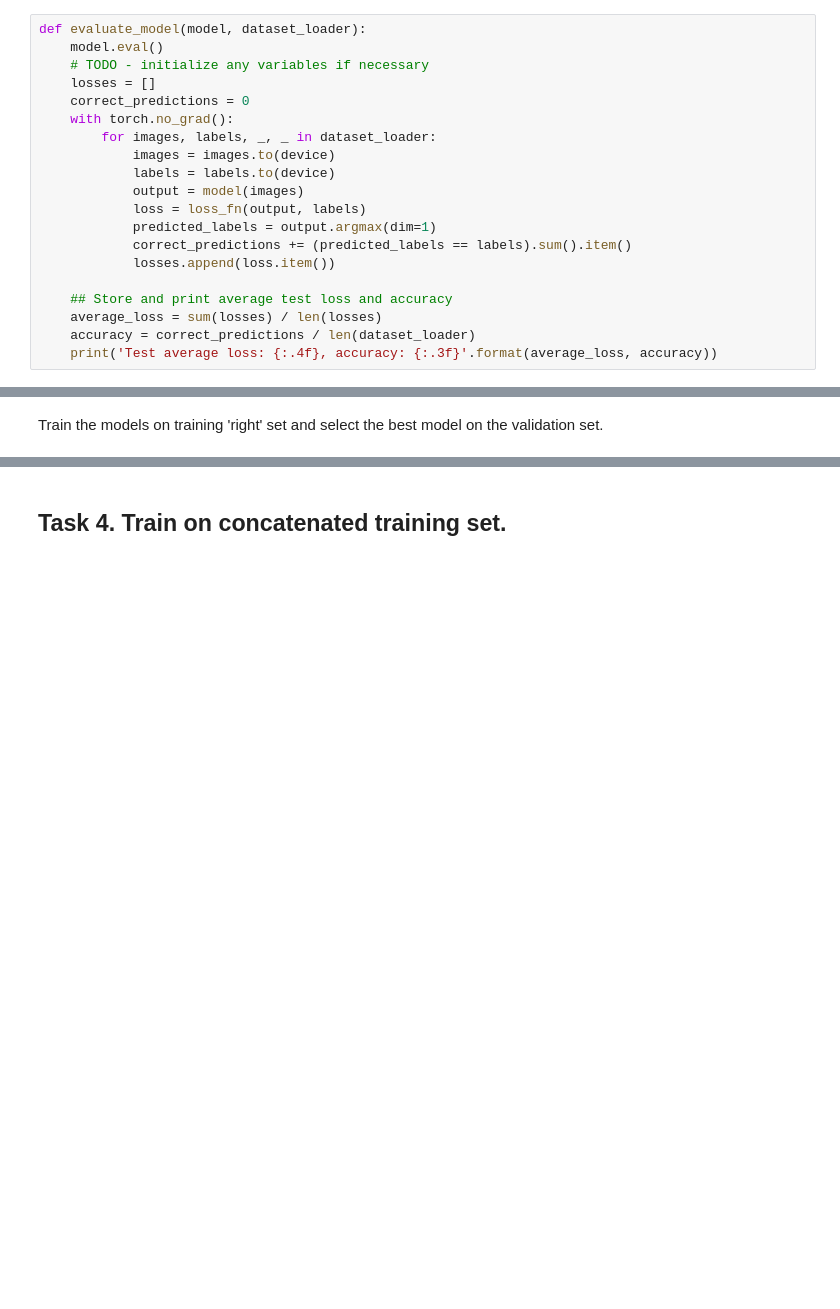
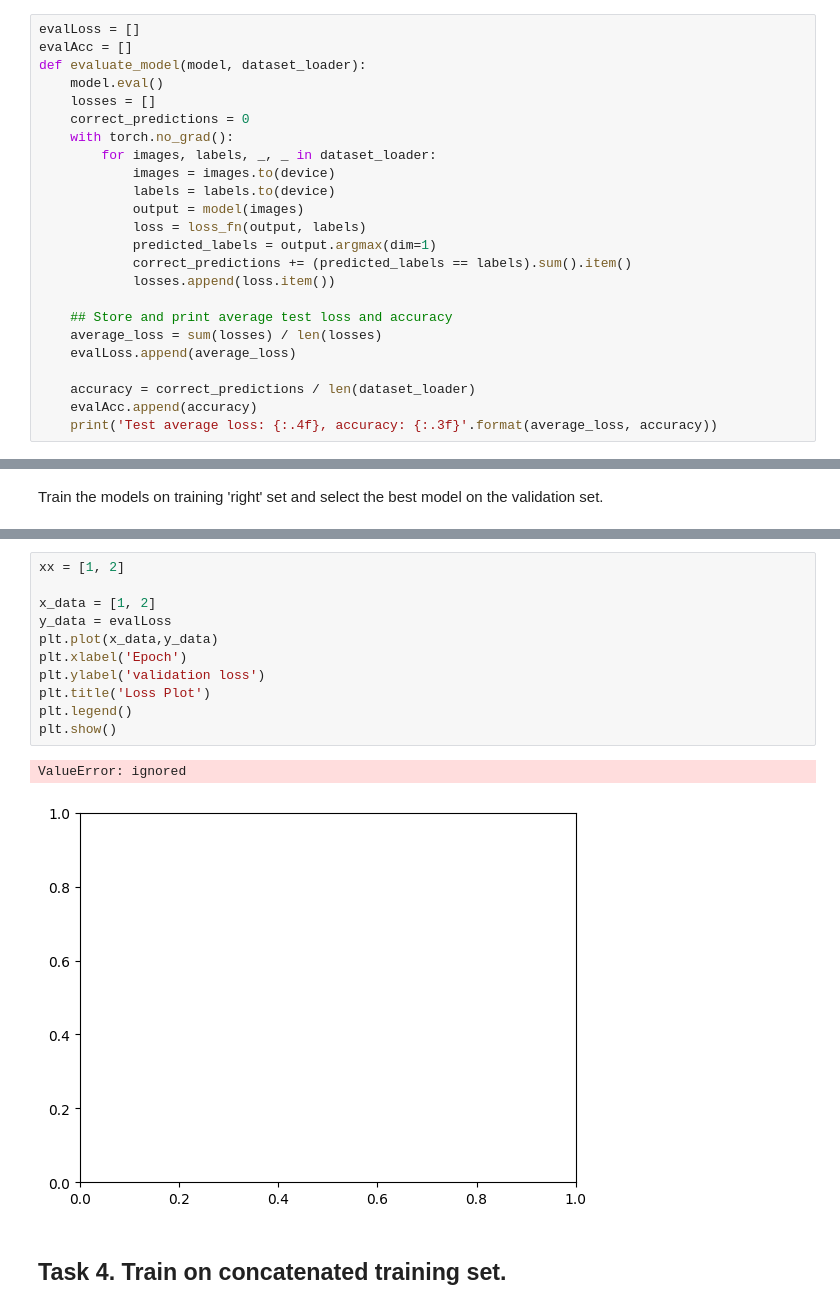
Before and after one commit to nibill/BME-AdvancedTopicsInMachineLearning, a Jupyter notebook: Assignments/Assignment1/BucheggerThomasAssignment1.ipynb, the cells around one changed output, grey strips where cells are left out. Saved outputs shown, nothing was run; the diff lists cells and outputs as text; blank space fills up the shorter version.

```diff
--- a/Assignments/Assignment1/BucheggerThomasAssignment1.ipynb
+++ b/Assignments/Assignment1/BucheggerThomasAssignment1.ipynb
@@ -263,9 +346,10 @@ def train_model(model, dataloader, optimizer, num_epochs):
 # %% [markdown]
 Write the evaluation code.
 # %%
+evalLoss = []
+evalAcc = []
 def evaluate_model(model, dataset_loader):
     model.eval()
-    # TODO - initialize any variables if necessary
     losses = []
     correct_predictions = 0
     with torch.no_grad():
@@ -280,7 +364,10 @@ def evaluate_model(model, dataset_loader):
 
     ## Store and print average test loss and accuracy
     average_loss = sum(losses) / len(losses)
+    evalLoss.append(average_loss)
+
     accuracy = correct_predictions / len(dataset_loader)
+    evalAcc.append(accuracy)
     print('Test average loss: {:.4f}, accuracy: {:.3f}'.format(average_loss, accuracy))
 # %% [markdown]
 ## Task 3. Train on training 'right' set.
@@ -300,3 +430,17 @@ TypeError: ignored
+# %%
+xx = [1, 2]
+
+x_data = [1, 2]
+y_data = evalLoss
+plt.plot(x_data,y_data)
+plt.xlabel('Epoch')
+plt.ylabel('validation loss')
+plt.title('Loss Plot')
+plt.legend()
+plt.show()
+# %% [output]
+ValueError: ignored
+[figure, added]
 # %% [markdown]
 ## Task 4. Train on concatenated training set.
 # %% [markdown]
```
Also changed, not shown: parts of 23 cells of this notebook, 1 other file.
